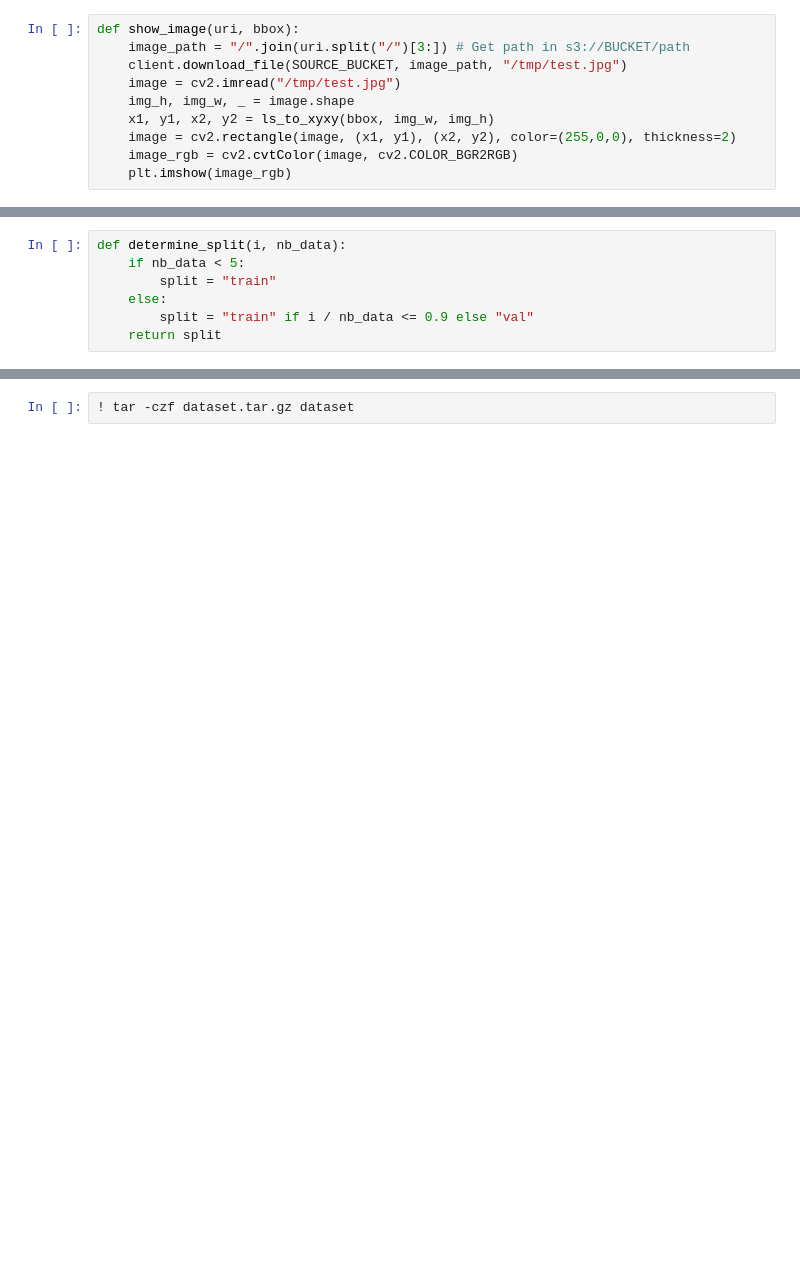
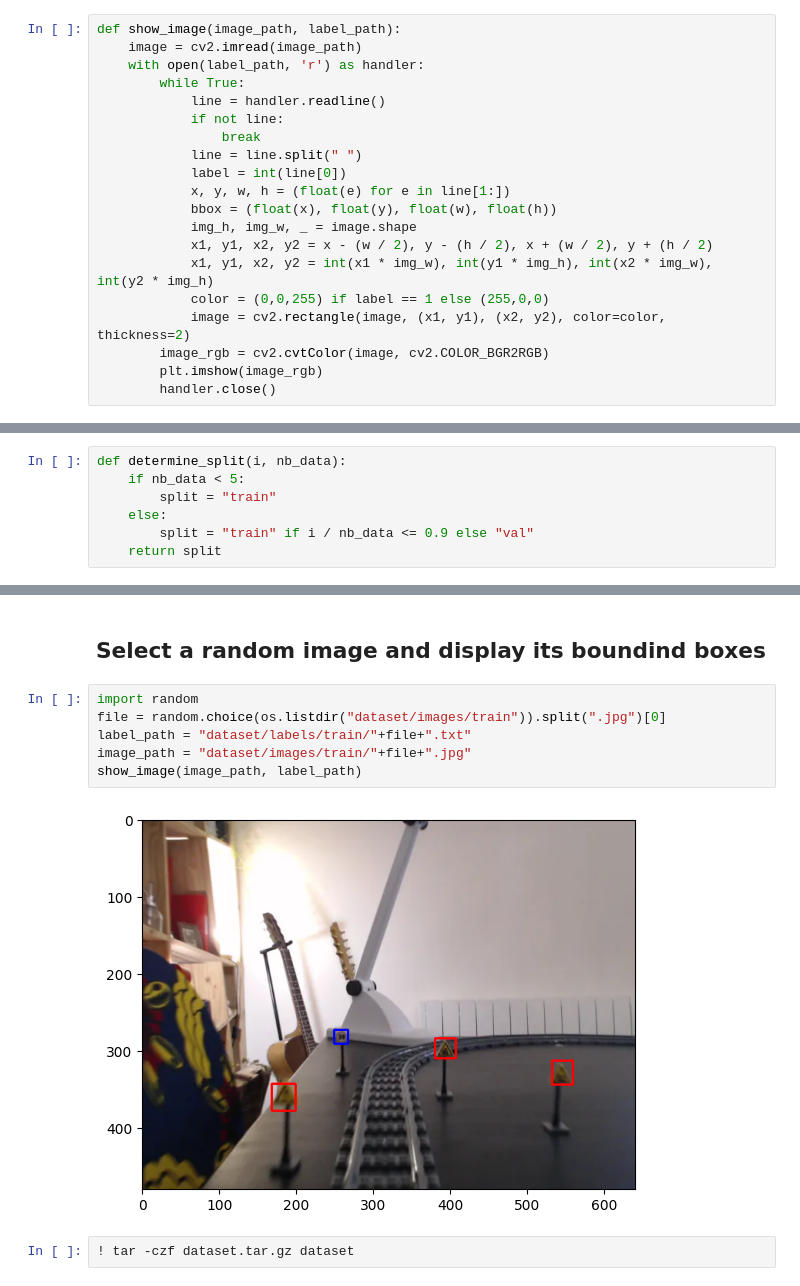
Before and after one commit to Demo-AI-Edge-Crazy-Train/workshop-model-training, a Jupyter notebook: labeling-extraction.ipynb, the cells around one changed output, grey strips where cells are left out. Saved outputs shown, nothing was run; the diff lists cells and outputs as text; blank space fills up the shorter version.

Commit message:
Display images, comments and request/limits

```diff
--- a/labeling-extraction.ipynb
+++ b/labeling-extraction.ipynb
@@ -73,15 +81,25 @@ def ls_to_xyxy(bbox, img_w, img_h):
     y2 = int(y1 + h * img_h)
     return x1, y1, x2, y2
 # %%
-def show_image(uri, bbox):
-    image_path = "/".join(uri.split("/")[3:]) # Get path in s3://BUCKET/path
-    client.download_file(SOURCE_BUCKET, image_path, "/tmp/test.jpg")
-    image = cv2.imread("/tmp/test.jpg")
-    img_h, img_w, _ = image.shape
-    x1, y1, x2, y2 = ls_to_xyxy(bbox, img_w, img_h)
-    image = cv2.rectangle(image, (x1, y1), (x2, y2), color=(255,0,0), thickness=2)
-    image_rgb = cv2.cvtColor(image, cv2.COLOR_BGR2RGB)
-    plt.imshow(image_rgb)
+def show_image(image_path, label_path):
+    image = cv2.imread(image_path)
+    with open(label_path, 'r') as handler:
+        while True:
+            line = handler.readline()
+            if not line:
+                break
+            line = line.split(" ")
+            label = int(line[0])
+            x, y, w, h = (float(e) for e in line[1:])
+            bbox = (float(x), float(y), float(w), float(h))
+            img_h, img_w, _ = image.shape
+            x1, y1, x2, y2 = x - (w / 2), y - (h / 2), x + (w / 2), y + (h / 2)
+            x1, y1, x2, y2 = int(x1 * img_w), int(y1 * img_h), int(x2 * img_w), int(y2 * img_h)
+            color = (0,0,255) if label == 1 else (255,0,0)
+            image = cv2.rectangle(image, (x1, y1), (x2, y2), color=color, thickness=2)
+        image_rgb = cv2.cvtColor(image, cv2.COLOR_BGR2RGB)
+        plt.imshow(image_rgb)
+        handler.close()
 # %%
 def add_image_to_dataset(split, uri, annotations):
     image_remote_path = LABEL_STUDIO_SVC + uri
@@ -134,3 +146,13 @@ for i, file in enumerate(files):
     add_image_to_dataset(split, image_uri, annotations)
+# %% [markdown]
+## Select a random image and display its boundind boxes
+# %%
+import random
+file = random.choice(os.listdir("dataset/images/train")).split(".jpg")[0]
+label_path = "dataset/labels/train/"+file+".txt"
+image_path = "dataset/images/train/"+file+".jpg"
+show_image(image_path, label_path)
+# %% [output]
+[figure, added]
 # %%
 ! tar -czf dataset.tar.gz dataset
```
Also changed, not shown: parts of 12 cells of this notebook, 4 other files.
